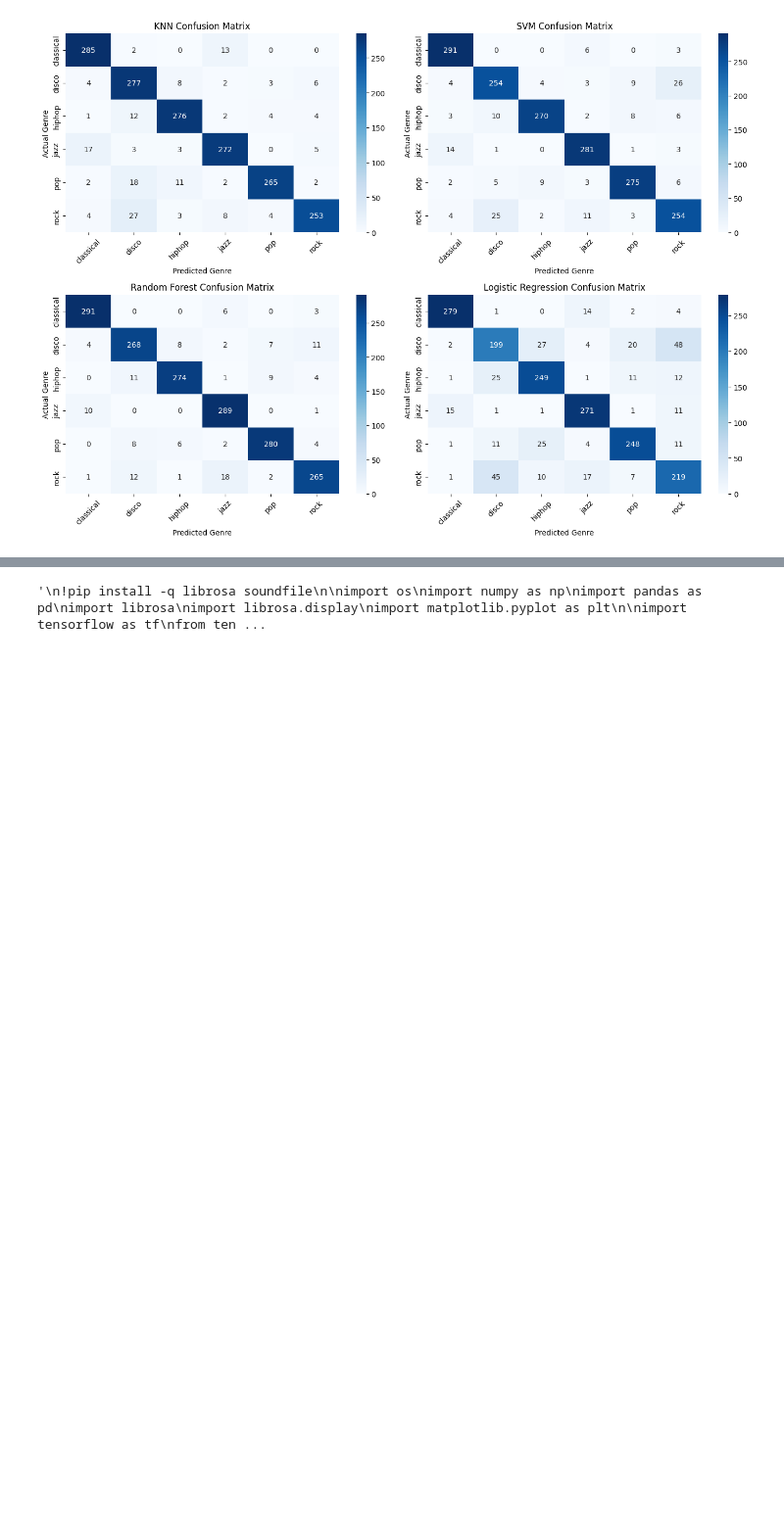
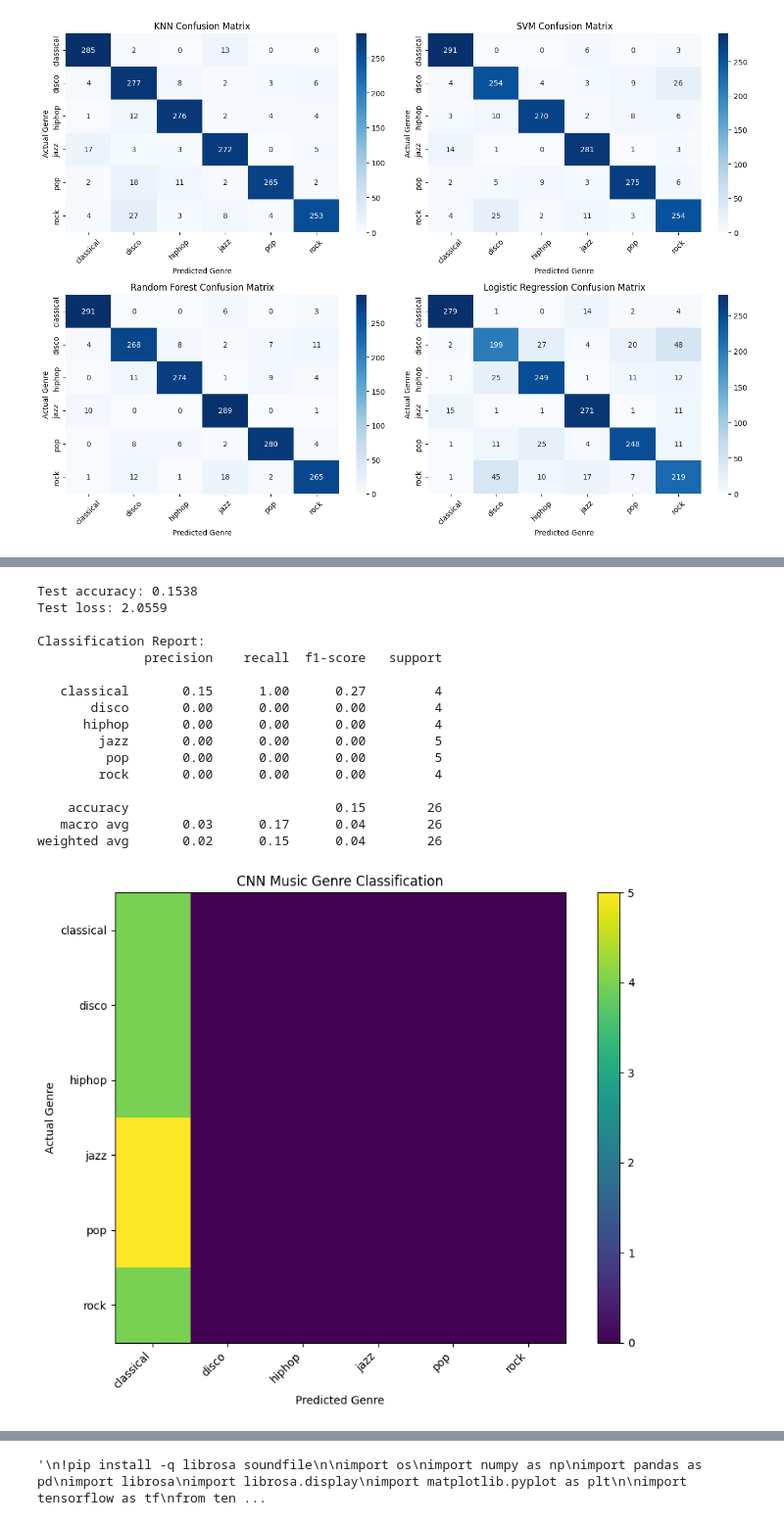
Before and after one commit to SNIGDHA-ms24043/IDC-PROJECT--Music-Genre-Classification, a Jupyter notebook: Music_Genre_IDC_Project.ipynb, the cells around one changed output, grey strips where cells are left out. Shown at 98% size. Drawn from its saved outputs; the diff is of its cells as text; code cells hidden in the pictures; blank space fills up the shorter version.

```diff
--- a/Music_Genre_IDC_Project.ipynb
+++ b/Music_Genre_IDC_Project.ipynb
@@ -932,0 +1276,60 @@ Audio Chunking: If working with raw audio, split 30-second tracks into shorter 3
+# %%
+#Snigdha
+#Evaluate model performance
+
+test_loss, test_accuracy = model.evaluate(
+    X_test, y_test, verbose=0
+)
+
+print(f"Test accuracy: {test_accuracy:.4f}")
+print(f"Test loss: {test_loss:.4f}")
+
+y_prob = model.predict(X_test, verbose=0)
+y_pred = np.argmax(y_prob, axis=1)
+
+print("\nClassification Report:")
+print(classification_report(
+    y_test,
+    y_pred,
+    labels=np.arange(NUM_CLASSES),
+    target_names=encoder.classes_,
+    zero_division=0
+))
+
+cm = confusion_matrix(
+    y_test, y_pred, labels=np.arange(NUM_CLASSES)
+)
+
+plt.figure(figsize=(9, 7))
+plt.imshow(cm, interpolation="nearest")
+plt.title("CNN Music Genre Classification")
+plt.xlabel("Predicted Genre")
+plt.ylabel("Actual Genre")
+plt.xticks(
+    np.arange(NUM_CLASSES),
+    encoder.classes_,
+    rotation=45,
+    ha="right"
+)
+plt.yticks(np.arange(NUM_CLASSES), encoder.classes_)
+plt.colorbar()
+plt.tight_layout()
+plt.show()
+# %% [output]
+Test accuracy: 0.1538
+Test loss: 2.0559
+
+Classification Report:
+              precision    recall  f1-score   support
+
+   classical       0.15      1.00      0.27         4
+       disco       0.00      0.00      0.00         4
+      hiphop       0.00      0.00      0.00         4
+        jazz       0.00      0.00      0.00         5
+         pop       0.00      0.00      0.00         5
+        rock       0.00      0.00      0.00         4
+
+    accuracy                           0.15        26
+   macro avg       0.03      0.17      0.04        26
+weighted avg       0.02      0.15      0.04        26
+[figure, added]
```
Also changed, not shown: parts of 14 cells of this notebook.
